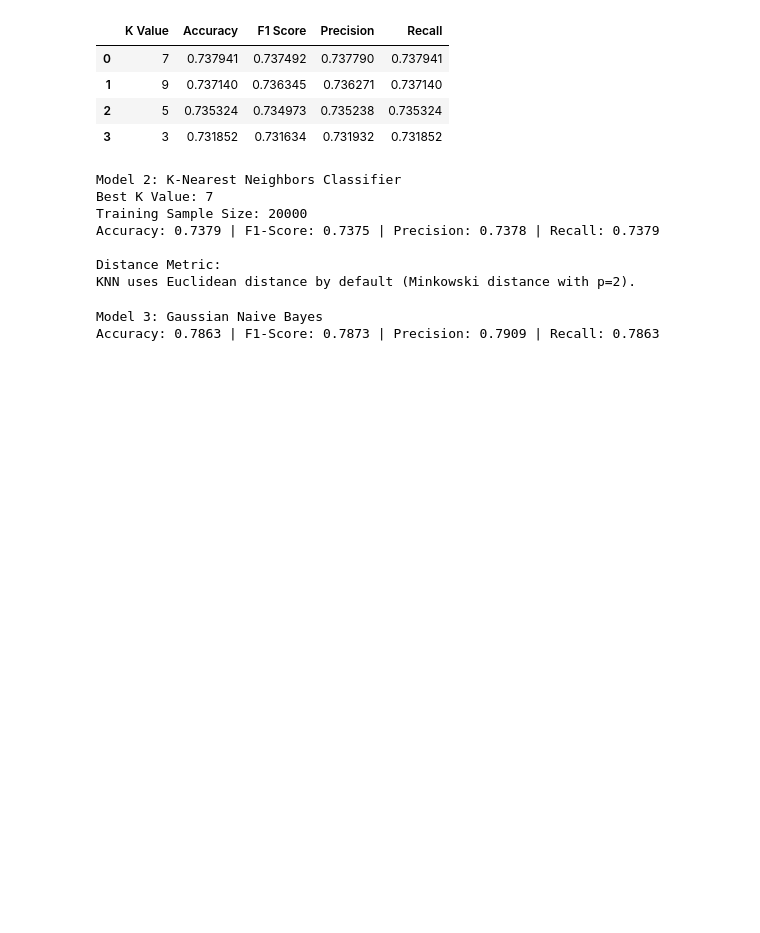
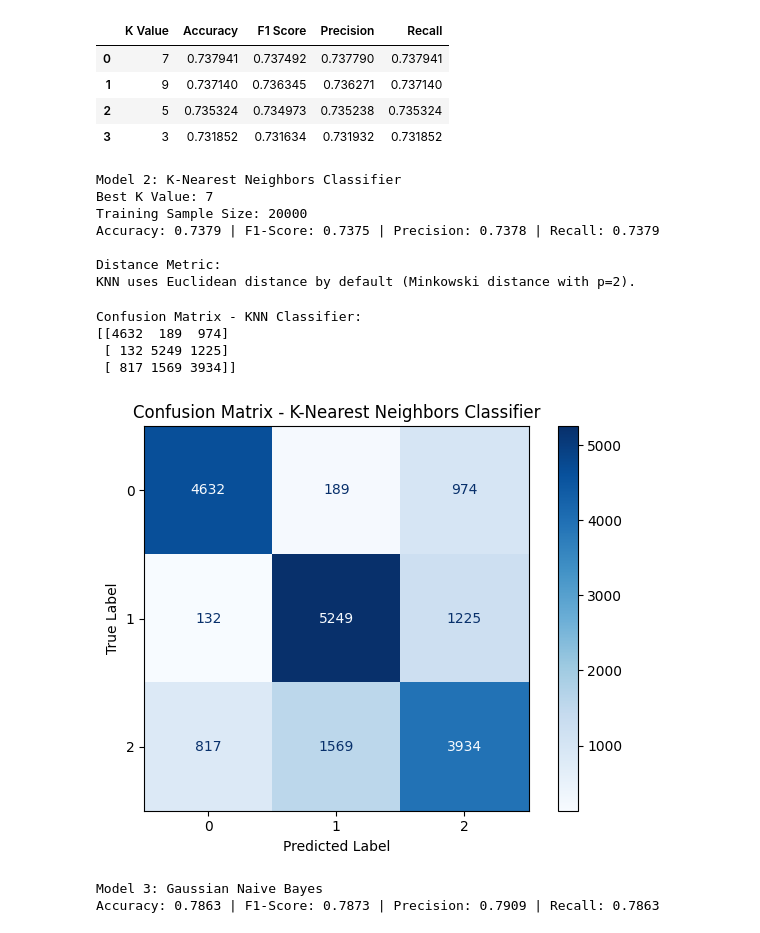
Before and after one commit to SAMYUKTHARAVICHANDRAN/AI-Based-Ride-Hailing-Demand-Prediction-and-Service-Optimization, a Jupyter notebook: notebooks/Classification.ipynb, the cells around one changed output. Drawn from its saved outputs; the diff is of its cells as text; code cells hidden in the pictures; blank space fills up the shorter version.

```diff
--- a/notebooks/Classification.ipynb
+++ b/notebooks/Classification.ipynb
@@ -470,6 +495,42 @@ Accuracy: 0.7379 | F1-Score: 0.7375 | Precision: 0.7378 | Recall: 0.7379
 
 Distance Metric:
 KNN uses Euclidean distance by default (Minkowski distance with p=2).
+# %%
+# ==========================================
+# CONFUSION MATRIX - KNN CLASSIFIER
+# ==========================================
+
+from sklearn.metrics import confusion_matrix, ConfusionMatrixDisplay
+import matplotlib.pyplot as plt
+
+# Calculate confusion matrix
+cm_knn = confusion_matrix(
+    y_test_cls,
+    y_pred_knn
+)
+
+# Print numerical confusion matrix
+print("Confusion Matrix - KNN Classifier:")
+print(cm_knn)
+
+# Display confusion matrix
+disp = ConfusionMatrixDisplay(
+    confusion_matrix=cm_knn
+)
+
+disp.plot(cmap='Blues')
+
+plt.title("Confusion Matrix - K-Nearest Neighbors Classifier")
+plt.xlabel("Predicted Label")
+plt.ylabel("True Label")
+plt.tight_layout()
+plt.show()
+# %% [output]
+Confusion Matrix - KNN Classifier:
+[[4632  189  974]
+ [ 132 5249 1225]
+ [ 817 1569 3934]]
+[figure, added]
 # %%
 # Gaussian Naive Bayes
 
```
Also changed, not shown: parts of 10 cells of this notebook.
